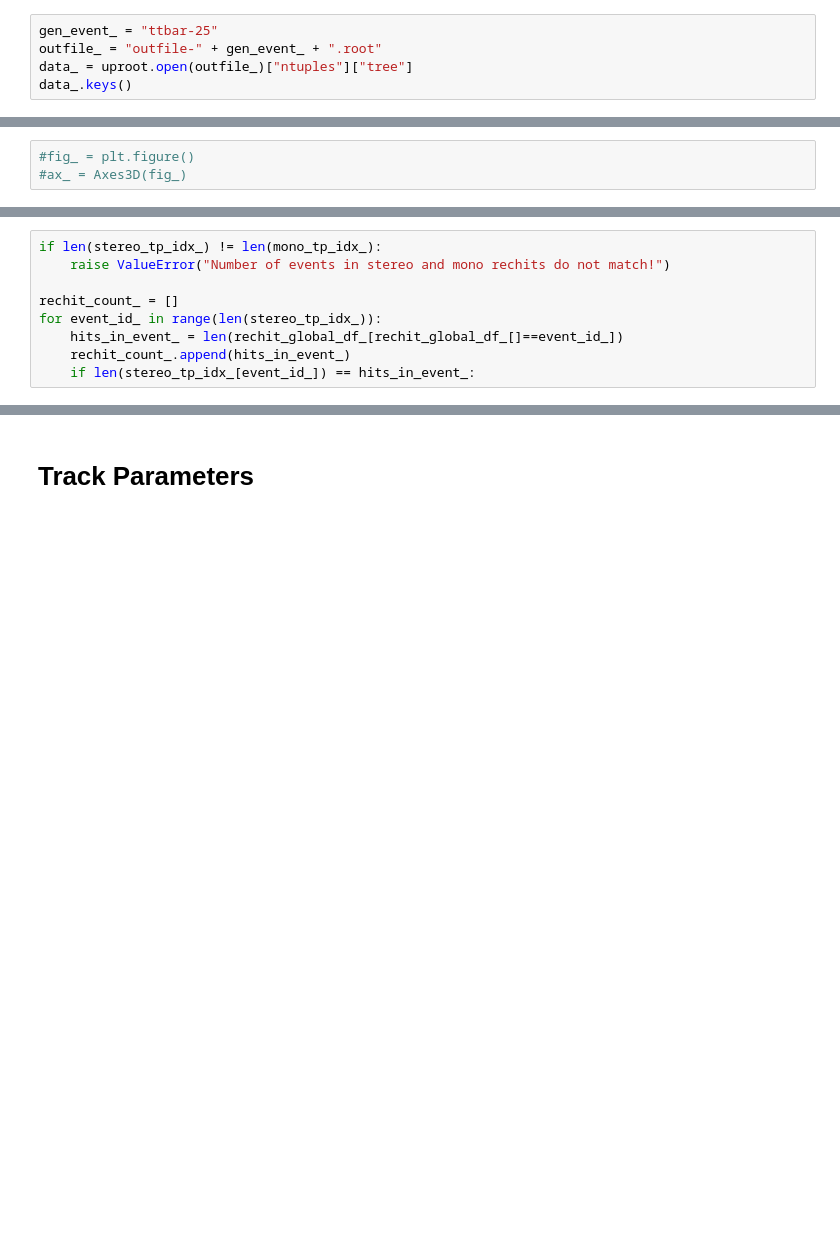
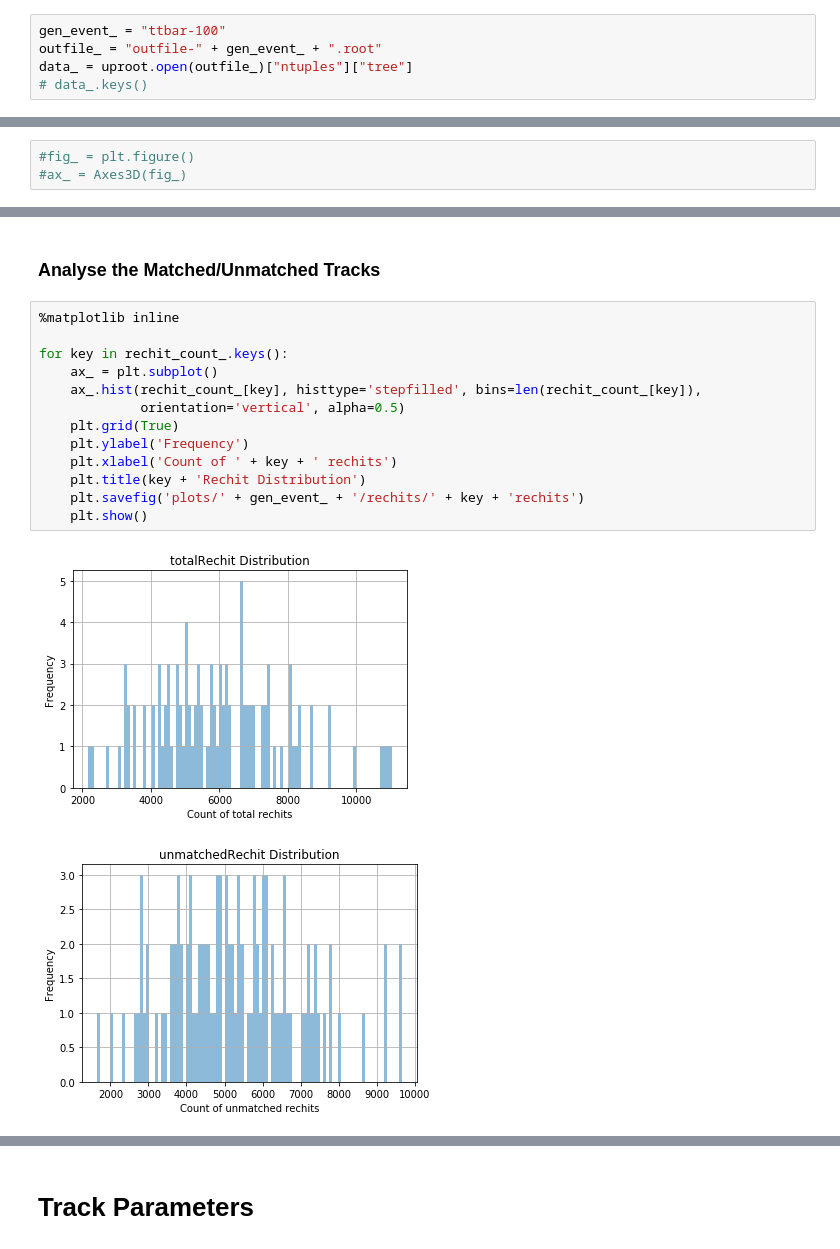
Before and after one commit to SwapneelM/TrackingNtuples, a Jupyter notebook: TrackingNtuples/scripts/Tracking Data Visualizer v2.ipynb, the cells around one changed output, grey strips where cells are left out. Drawn from its saved outputs; the diff is of its cells as text; blank space fills up the shorter version.

Commit message:
Fixed data-vis and data preprocessing into dataframes

```diff
--- a/TrackingNtuples/scripts/Tracking Data Visualizer v2.ipynb
+++ b/TrackingNtuples/scripts/Tracking Data Visualizer v2.ipynb
@@ -9,5 +11,5 @@ from collections import OrderedDict
 # %%
-gen_event_ = "ttbar-25"
+gen_event_ = "ttbar-100"
 outfile_ = "outfile-" + gen_event_ + ".root"
 data_ = uproot.open(outfile_)["ntuples"]["tree"]
-data_.keys()
+# data_.keys()
@@ -422,9 +503,0 @@ print "Number of Events: ", len(track_eta_)
-# %%
-if len(stereo_tp_idx_) != len(mono_tp_idx_):
-    raise ValueError("Number of events in stereo and mono rechits do not match!")
-
-rechit_count_ = []
-for event_id_ in range(len(stereo_tp_idx_)):
-    hits_in_event_ = len(rechit_global_df_[rechit_global_df_[]==event_id_])
-    rechit_count_.append(hits_in_event_)
-    if len(stereo_tp_idx_[event_id_]) == hits_in_event_:
@@ -430,0 +551,18 @@ for event_id_ in range(len(stereo_tp_idx_)):
+# %% [markdown]
+### Analyse the Matched/Unmatched Tracks
+# %%
+%matplotlib inline
+
+for key in rechit_count_.keys():
+    ax_ = plt.subplot()
+    ax_.hist(rechit_count_[key], histtype='stepfilled', bins=len(rechit_count_[key]),
+             orientation='vertical', alpha=0.5)
+    plt.grid(True)
+    plt.ylabel('Frequency')
+    plt.xlabel('Count of ' + key + ' rechits')
+    plt.title(key + 'Rechit Distribution')
+    plt.savefig('plots/' + gen_event_ + '/rechits/' + key + 'rechits')
+    plt.show()
+# %% [output]
+[figure, added]
+[figure, added]
```
Also changed, not shown: parts of 44 cells of this notebook, 35 other files.
